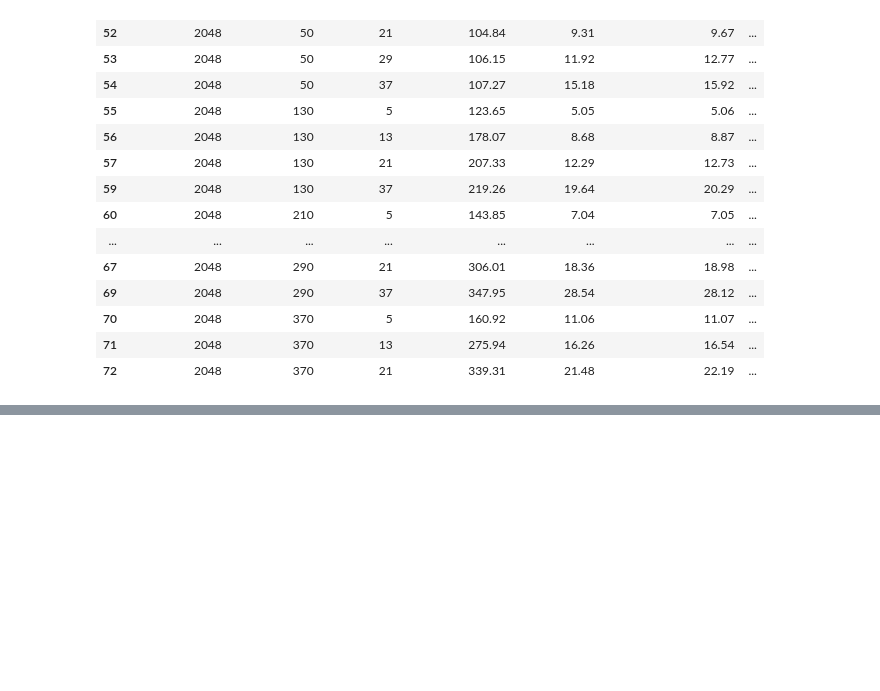
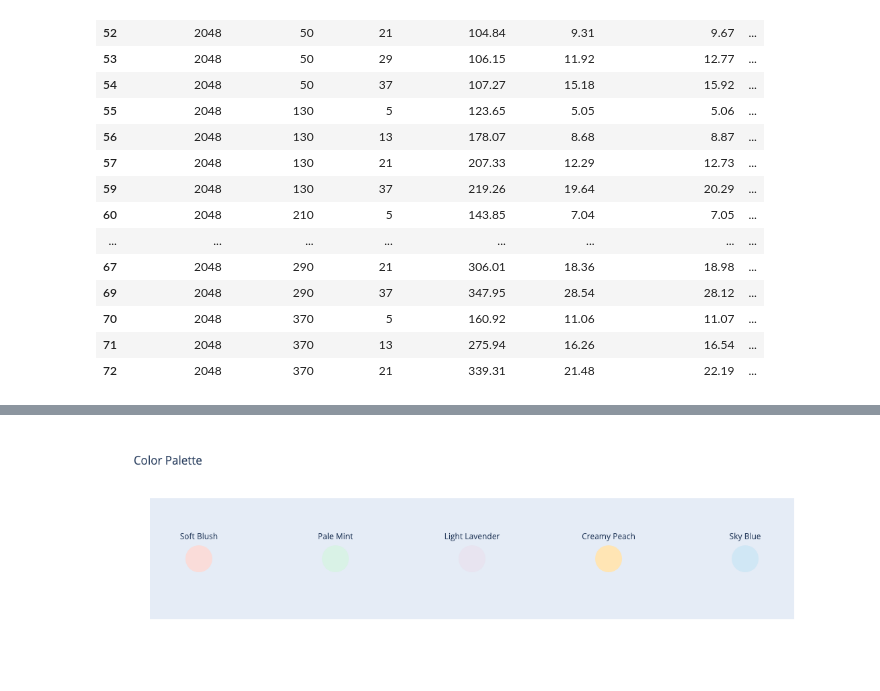
Before and after one commit to Bhuvanesh09/bhuvanesh09.github.io, a Jupyter notebook: PlotsAndNotebooks/cost_latency_plots.ipynb, the cells around one changed output, grey strips where cells are left out. Saved outputs shown, nothing was run; the diff lists cells and outputs as text; code cells hidden in the pictures; blank space fills up the shorter version.

```diff
--- a/PlotsAndNotebooks/cost_latency_plots.ipynb
+++ b/PlotsAndNotebooks/cost_latency_plots.ipynb
@@ -238,0 +273,33 @@ df[df["Sequence Length"] == 2048]
+# %%
+import plotly.graph_objects as go
+
+# Define colors and their names
+colors = ['#FADCD9', '#D9F2E6', '#E8E4F0', '#FFE5B4', '#D0E7F5']
+names = ['Soft Blush', 'Pale Mint', 'Light Lavender', 'Creamy Peach', 'Sky Blue']
+
+# Create the figure
+fig = go.Figure()
+
+# Add each color to the figure
+for i, (color, name) in enumerate(zip(colors, names)):
+    fig.add_trace(go.Scatter(
+        x=[i], y=[0],
+        mode='markers+text',
+        marker=dict(size=40, color=color),
+        text=name,
+        textposition='top center',
+        hoverinfo='text'
+    ))
+
+# Update the layout
+fig.update_layout(
+    title='Color Palette',
+    showlegend=False,
+    xaxis=dict(showgrid=False, zeroline=False, showticklabels=False),
+    yaxis=dict(showgrid=False, zeroline=False, showticklabels=False),
+)
+
+# Show the figure
+fig.show()
+# %% [output]
+[figure, added]
```
Also changed, not shown: parts of 7 cells of this notebook, 7 other files.
